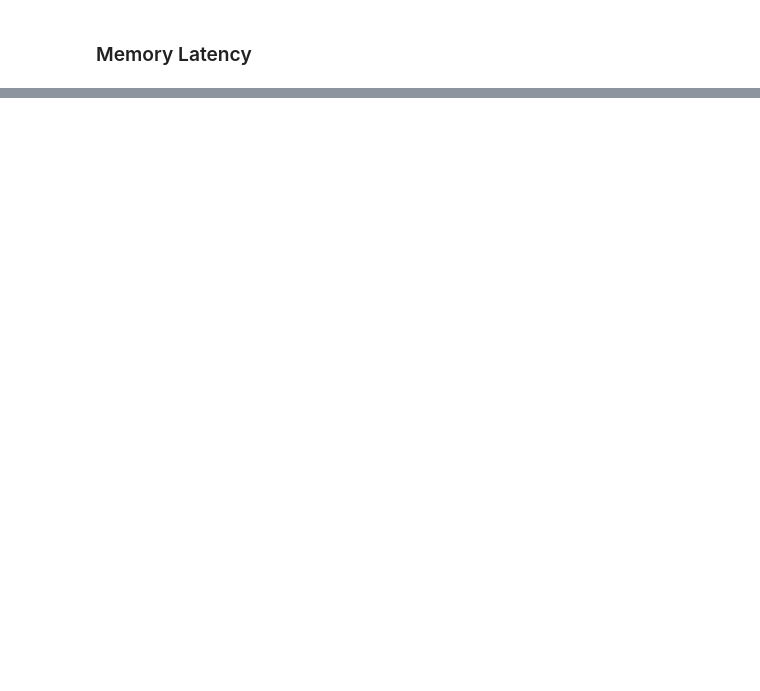
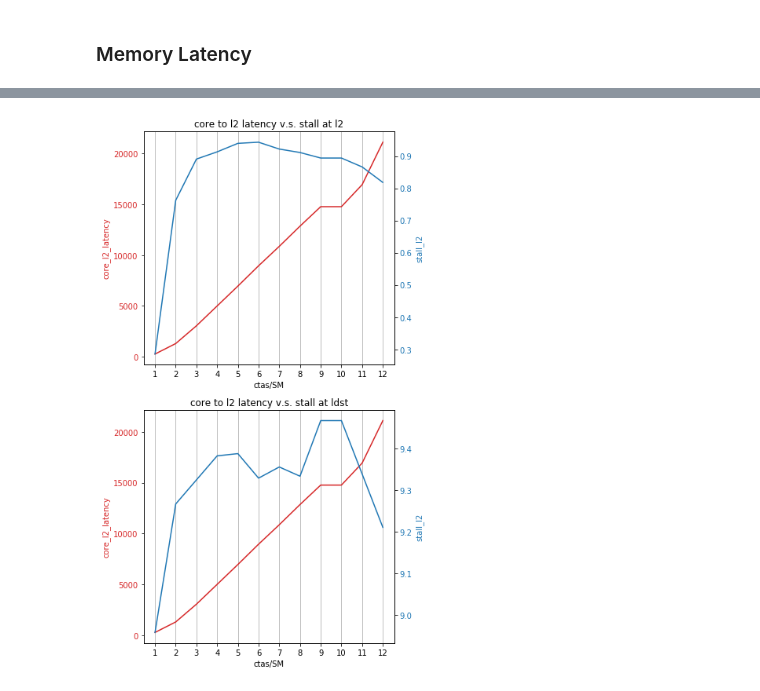
Before and after one commit to UofT-EcoSystem/gpgpu-sim_simulations, a Jupyter notebook: util/job_launching/results/gen-table.ipynb, the cells around one changed output, grey strips where cells are left out. Drawn from its saved outputs; the diff is of its cells as text; code cells hidden in the pictures; blank space fills up the shorter version.

```diff
--- a/util/job_launching/results/gen-table.ipynb
+++ b/util/job_launching/results/gen-table.ipynb
@@ -103,0 +296,3 @@ stall.style.set_table_styles(table_style).hide_index()
+# %%
+ldf = pd.read_csv('lbm.csv')
+print(ldf.columns)
@@ -103,0 +308,15 @@ stall.style.set_table_styles(table_style).hide_index()
+# %%
+ldf['CTA/SM'] = ldf['config'].apply(lambda x: x[7:-3]).astype(int)
+ldf['avg_dram_bw'] = ldf['dram_bw'].transform(avg_array)
+ldf['avg_row_locality'] = ldf['row_buffer_locality'].transform(avg_array)
+ldf['avg_mrqq'] = ldf['mrqq'].transform(avg_array)
+ldf['stall_l2'] = ldf['stall_icnt_to_l2'].div(ldf['runtime']) / 24
+ldf['stall_ldst'] = ldf['stall_core_ldst'].div(ldf['runtime'])
+
+l_basic = ldf[['pair_str', 'CTA/SM',
+               'avg_mem_lat', 'avg_core_to_l2', 'avg_l2_to_core', 'avg_mrq_latency',
+               'stall_l2', 'stall_ldst',
+               'avg_dram_bw', 'avg_row_locality', 'avg_mrqq',
+               'runtime', 'instructions']].sort_values(by=['CTA/SM'])
+
+l_basic.style.set_table_styles(table_style).hide_index()
@@ -103,0 +434,44 @@ stall.style.set_table_styles(table_style).hide_index()
+# %%
+fig, (ax1, ax2) = plt.subplots(2, 1, figsize=(6, 10))
+
+# FIGURE 1
+color = 'tab:red'
+ax1.set_xlabel('ctas/SM')
+ax1.set_ylabel('core_l2_latency', color=color)
+ax1.plot(l_basic['CTA/SM'], l_basic['avg_core_to_l2'] , color=color)
+ax1.tick_params(axis='y', labelcolor=color)
+
+ax1a = ax1.twinx()  # instantiate a second axes that shares the same x-axis
+
+color = 'tab:blue'
+ax1a.set_ylabel('stall_l2', color=color)  # we already handled the x-label with ax1
+ax1a.plot(l_basic['CTA/SM'], l_basic['stall_l2'], color=color)
+ax1a.tick_params(axis='y', labelcolor=color)
+
+ax1.set_title('core to l2 latency v.s. stall at l2')
+ax1.grid(True, axis='x')
+ax1.set_xticks(np.arange(1,13,1))
+
+# FIGURE 2
+color = 'tab:red'
+ax2.set_xlabel('ctas/SM')
+ax2.set_ylabel('core_l2_latency', color=color)
+ax2.plot(l_basic['CTA/SM'], l_basic['avg_core_to_l2'] , color=color)
+ax2.tick_params(axis='y', labelcolor=color)
+
+ax2a = ax2.twinx()  # instantiate a second axes that shares the same x-axis
+
+color = 'tab:blue'
+ax2a.set_ylabel('stall_l2', color=color)  # we already handled the x-label with ax1
+ax2a.plot(l_basic['CTA/SM'], l_basic['stall_ldst'], color=color)
+ax2a.tick_params(axis='y', labelcolor=color)
+
+ax2.set_title('core to l2 latency v.s. stall at ldst')
+ax2.grid(True, axis='x')
+ax2.set_xticks(np.arange(1,13,1))
+
+
+fig.tight_layout()  # otherwise the right y-label is slightly clipped
+plt.show()
+# %% [output]
+[figure, added]
```
Also changed, not shown: parts of 21 cells of this notebook.
